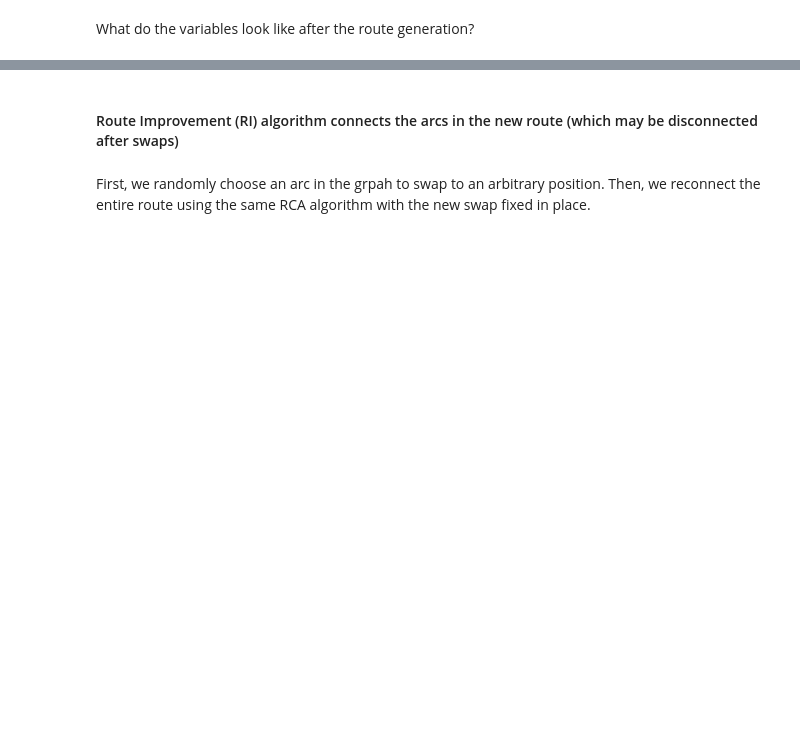
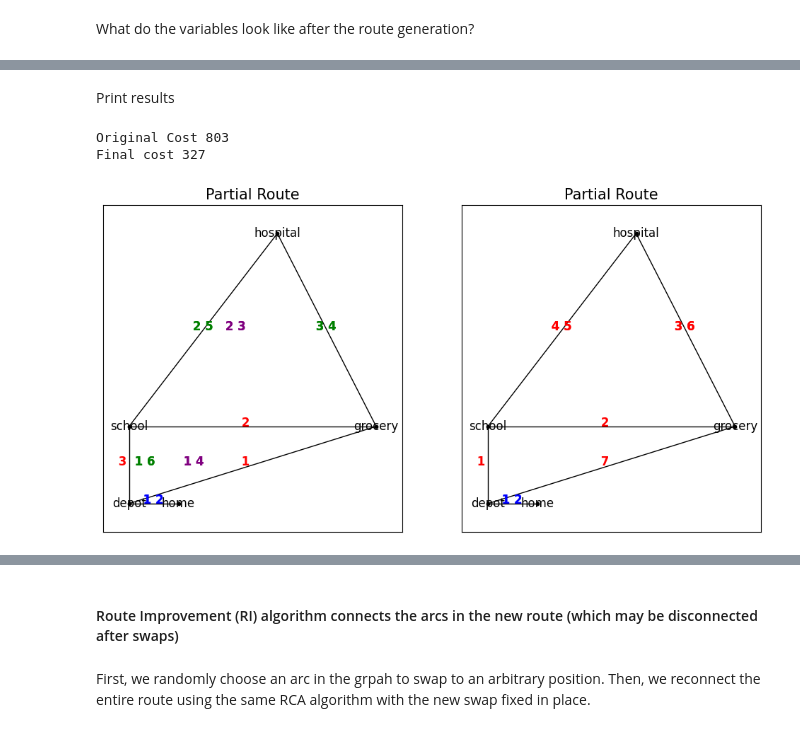
Before and after one commit to Ian1528/Snowplow-Route-Optimization, a Jupyter notebook: ToyProblem1/RouteImprovement.ipynb, the cells around one changed output, grey strips where cells are left out. Drawn from its saved outputs; the diff is of its cells as text; code cells hidden in the pictures; blank space fills up the shorter version.

```diff
--- a/ToyProblem1/RouteImprovement.ipynb
+++ b/ToyProblem1/RouteImprovement.ipynb
@@ -871,7 +816,9 @@ curr node is  school
 # %%
-for route in routes_neighbor:
-    for edge in route:
-        print(edge)
+def print_route(routes):
+    for route in routes:
+        for edge in route:
+            print(edge)
 
-    print("*****\n")
+        print("*****\n")
+print_route(routes_neighbor)
 # %% [output]
@@ -896,0 +954,13 @@ school --> depot. Deadhead: True. Had options: False
+# %%
+# set hyperparameters
+a = .75 # temperature reduction, between 0 and 1.
+
+T = -sum(cost(G, edge[0], edge[1]) for edge in G.edges(data=True))/math.log(.35) # initial temperature
+T_min = 0.0001 # minimum temperature
+N_max = 30 # max number of iteraitons at each temperature
+Max_Iterations = 1000 # max number of total iterations
+
+RCA_Cost = routes_cost_updated(routes, 1, 1)
+RCA_Routes = routes
+
+best_routes_final = simulated_annealing(a, T, T_min, N_max, Max_Iterations, RCA_Cost, RCA_Routes)
@@ -896,0 +985,11 @@ school --> depot. Deadhead: True. Had options: False
+# %% [markdown]
+Print results
+# %%
+print("Original Cost", RCA_Cost)
+print("Final cost", routes_cost_updated(best_routes_final, 1, 1))
+
+plot_routes_compare(G_copy, [RCA_Routes, best_routes_final])
+# %% [output]
+Original Cost 803
+Final cost 327
+[figure, added]
```
Also changed, not shown: parts of 25 cells of this notebook.
